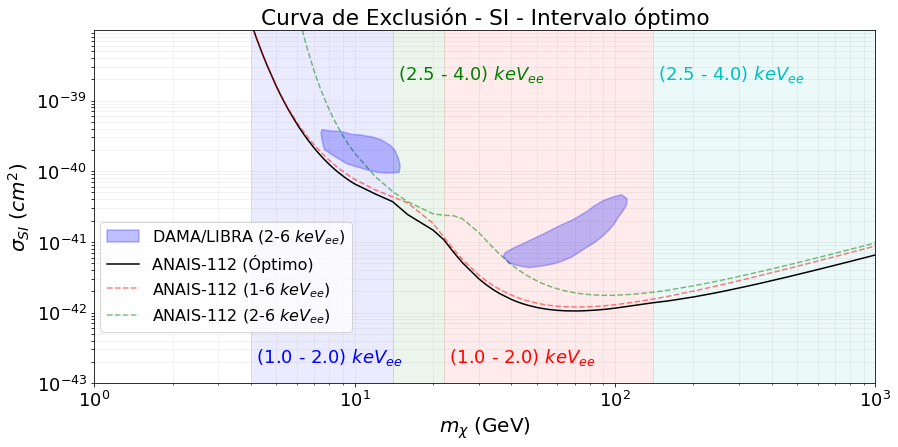
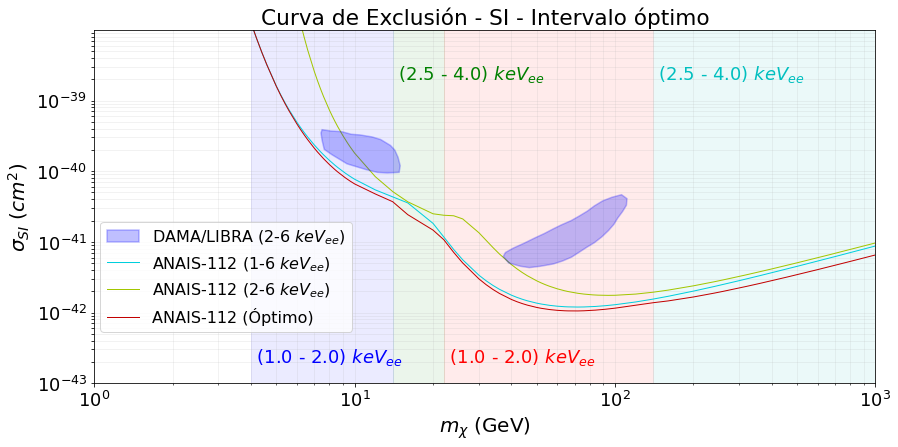
The notebook cell's code change between the first figure and the second:
--- before
+++ after
@@ -11,10 +11,17 @@
 
 #ax.plot(masas_opt,sigmas_opt, linestyle='-', label="Optimo", alpha=1,c="red")
-ax.plot(masas_opt,sigmas_opt, linestyle='-', label="ANAIS-112 (Óptimo) ", alpha=1,c="black")
 
-ax.plot(DM_16_m,DM_16 , linestyle='--', label="ANAIS-112 (1-6 $keV_{ee}$) ",c="red",alpha=0.5)
-ax.plot(DM_26_m,DM_26 , linestyle='--', label="ANAIS-112 (2-6 $keV_{ee}$) ",c="green",alpha=0.5)
 
+ax.plot(DM_16_m,DM_16, linestyle='-', linewidth=1, c="#00CFDD"
+        , alpha=1,
+        label="ANAIS-112 (1-6 $keV_{ee}$)")
+
+ax.plot(DM_26_m,DM_26,linestyle='-', linewidth=1, c="#A2C600",
+          alpha=1,
+         label="ANAIS-112 (2-6 $keV_{ee}$)")
 #ax.plot(COSINE_x,COSINE_y,c='black',linestyle="--",label="COSINE (2018)")
+ax.plot(masas_opt, sigmas_opt, linestyle='-',
+        linewidth=1, c="#C20000", alpha=1,
+        label="ANAIS-112 (Óptimo)")
 
 ax.legend(fontsize=16,  bbox_to_anchor=(0.34, 0.48))

Commit: TFG